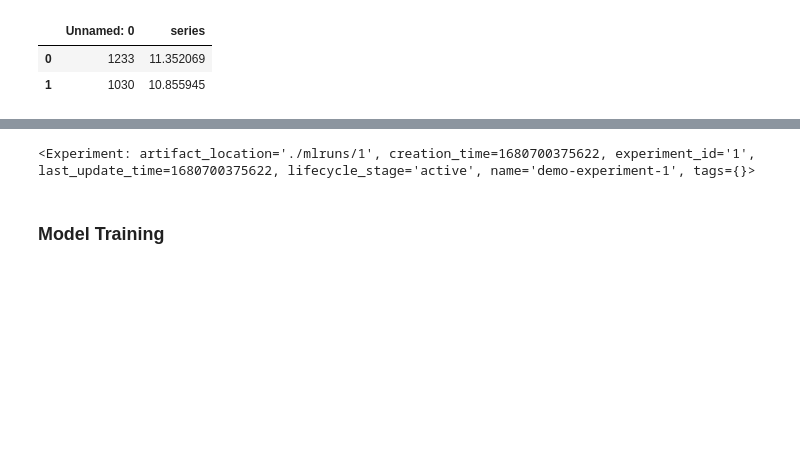
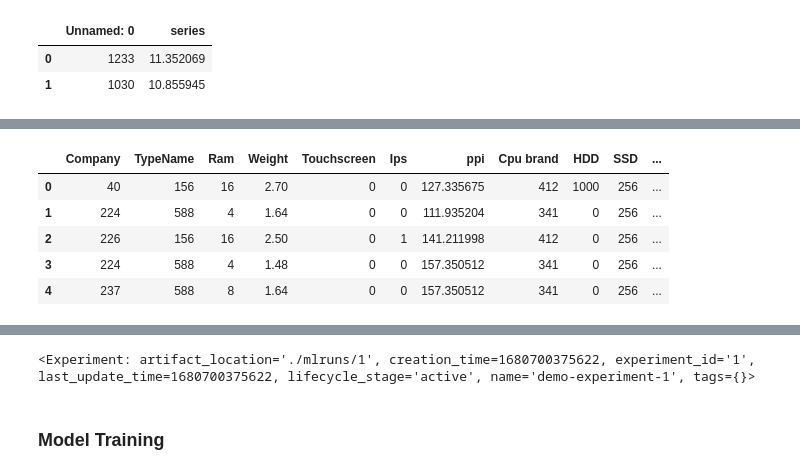
Before and after one commit to thobs-10/Data-Science-Project-11---Laptop-Price-Prediction, a Jupyter notebook: notebooks/experiments.ipynb, the cells around one changed output, grey strips where cells are left out. Saved outputs shown, nothing was run; the diff lists cells and outputs as text; code cells hidden in the pictures; blank space fills up the shorter version.

```diff
--- a/notebooks/experiments.ipynb
+++ b/notebooks/experiments.ipynb
@@ -66,0 +282,4 @@ y_test.drop(columns=['Unnamed: 0'],inplace=True)
+# %%
+X_test_copy = X_test.copy()
+data_dict = X_test_copy.to_dict("records")
+data_dict
@@ -66,0 +304,10 @@ y_test.drop(columns=['Unnamed: 0'],inplace=True)
+# %%
+df_dict = pd.DataFrame.from_dict(data_dict)
+df_dict.head()
+# %% [output]
+|  | Company | TypeName | Ram | Weight | Touchscreen | Ips | ppi | Cpu brand | HDD | SSD | ... |
+| 0 | 40 | 156 | 16 | 2.70 | 0 | 0 | 127.335675 | 412 | 1000 | 256 | ... |
+| 1 | 224 | 588 | 4 | 1.64 | 0 | 0 | 111.935204 | 341 | 0 | 256 | ... |
+| 2 | 226 | 156 | 16 | 2.50 | 0 | 1 | 141.211998 | 412 | 0 | 256 | ... |
+| 3 | 224 | 588 | 4 | 1.48 | 0 | 0 | 157.350512 | 341 | 0 | 256 | ... |
+| 4 | 237 | 588 | 8 | 1.64 | 0 | 0 | 157.350512 | 341 | 0 | 256 | ... |
```
Also changed, not shown: parts of 29 cells of this notebook, 37 other files.
